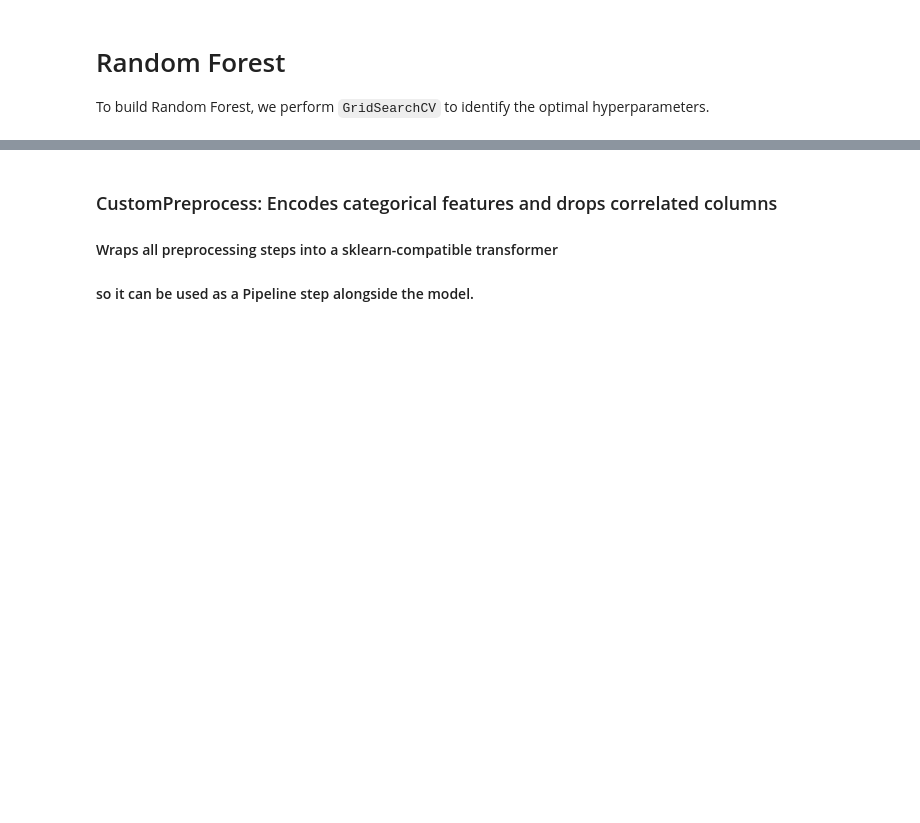
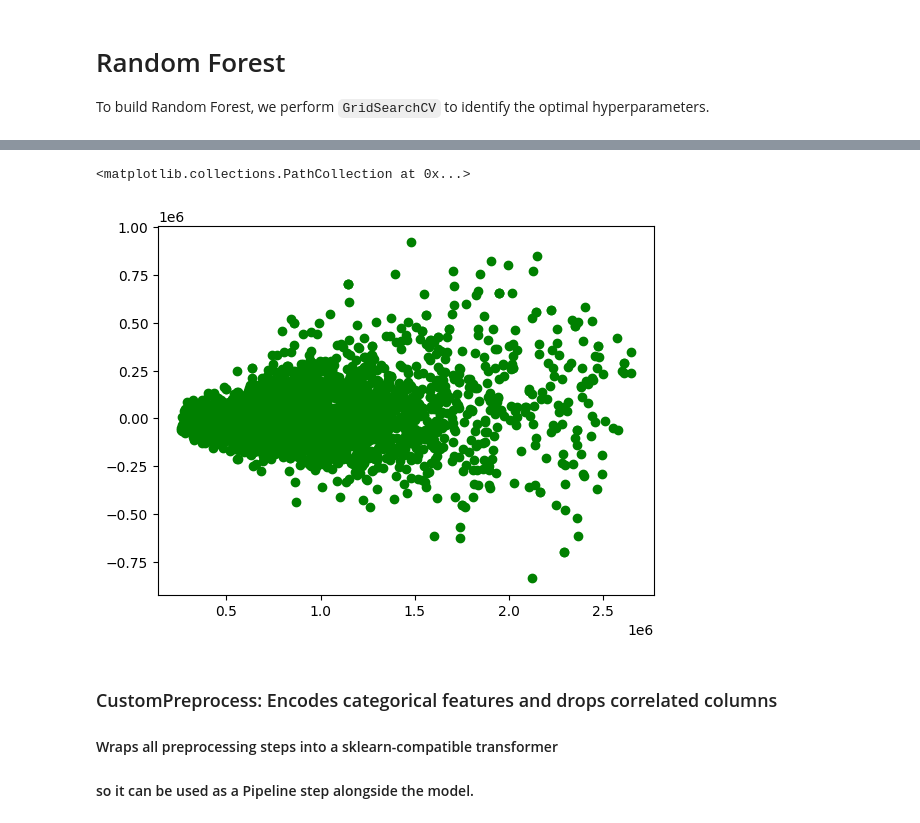
Before and after one commit to Sejal-Babel/polish-apartment-price-prediction, a Jupyter notebook: Model_pipeline.ipynb, the cells around one changed output, grey strips where cells are left out. Saved outputs shown, nothing was run; the diff lists cells and outputs as text; code cells hidden in the pictures; blank space fills up the shorter version.

```diff
--- a/Model_pipeline.ipynb
+++ b/Model_pipeline.ipynb
@@ -327,5 +342,8 @@
 # %%
-# plt.scatter(y_pred, residuals, color="g")
+plt.scatter(y_pred, residuals, color="g")
+# %% [output]
+<matplotlib.collections.PathCollection at 0x...>
+[figure, added]
 # %% [markdown]
 ### CustomPreprocess: Encodes categorical features and drops correlated columns
 #### Wraps all preprocessing steps into a sklearn-compatible transformer
```
Also changed, not shown: parts of 13 cells of this notebook, 1 other file.
